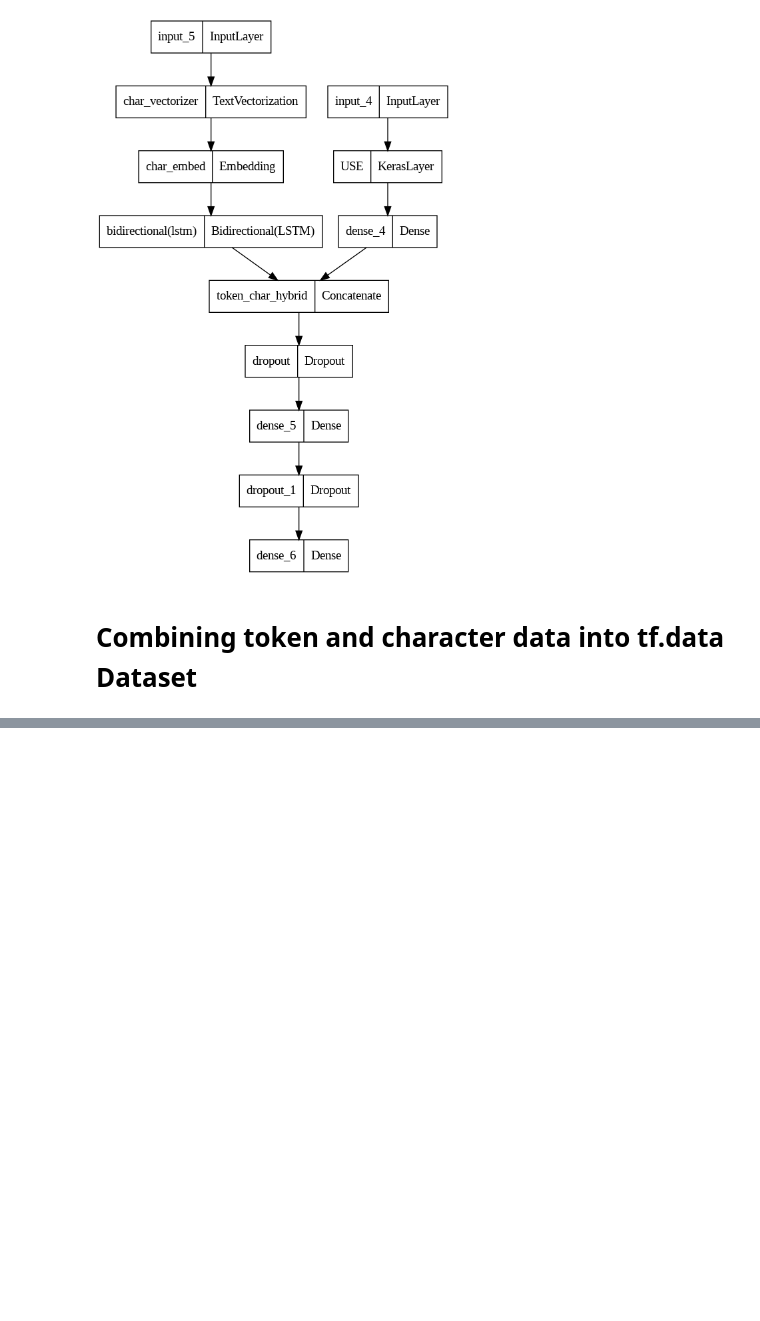
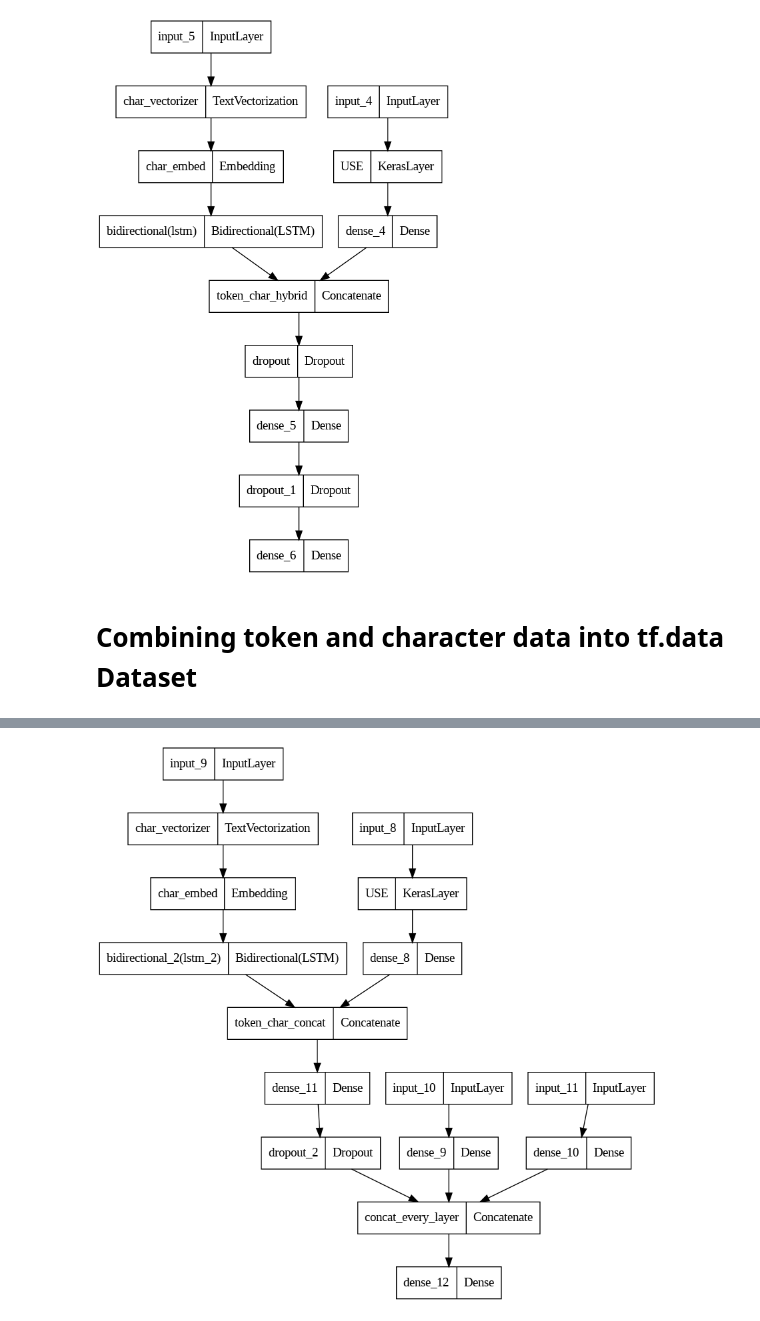
Before and after one commit to MelihKlc/Deep-Learning, a Jupyter notebook: Milestone_Project_SkimLit.ipynb, the cells around one changed output, grey strips where cells are left out. Drawn from its saved outputs; the diff is of its cells as text; code cells hidden in the pictures; blank space fills up the shorter version.

```diff
--- a/Milestone_Project_SkimLit.ipynb
+++ b/Milestone_Project_SkimLit.ipynb
@@ -1163,0 +1389,6 @@ model_4_results
+# %%
+# Plot model_5 to explore it visually.
+from keras.utils import plot_model
+plot_model(model_5)
+# %% [output]
+[figure, added]
```
Also changed, not shown: parts of 63 cells of this notebook.
